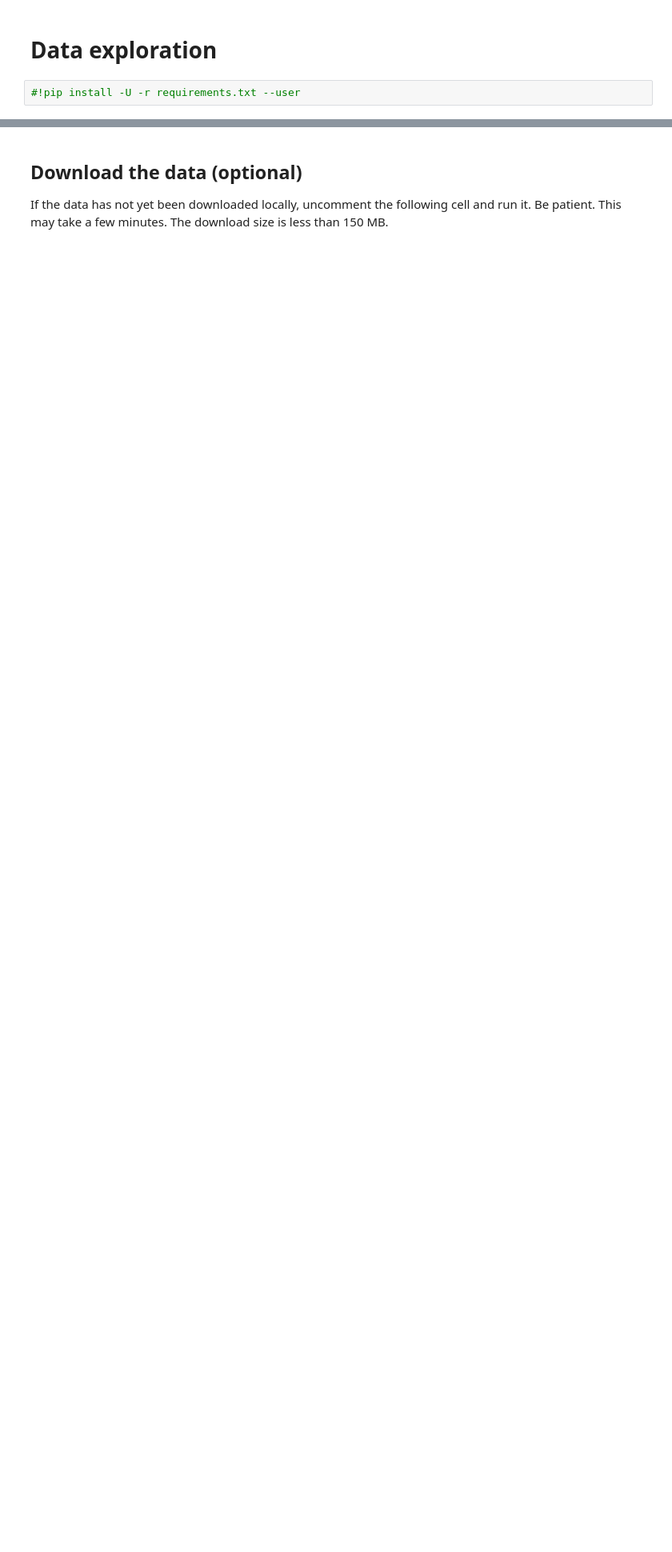
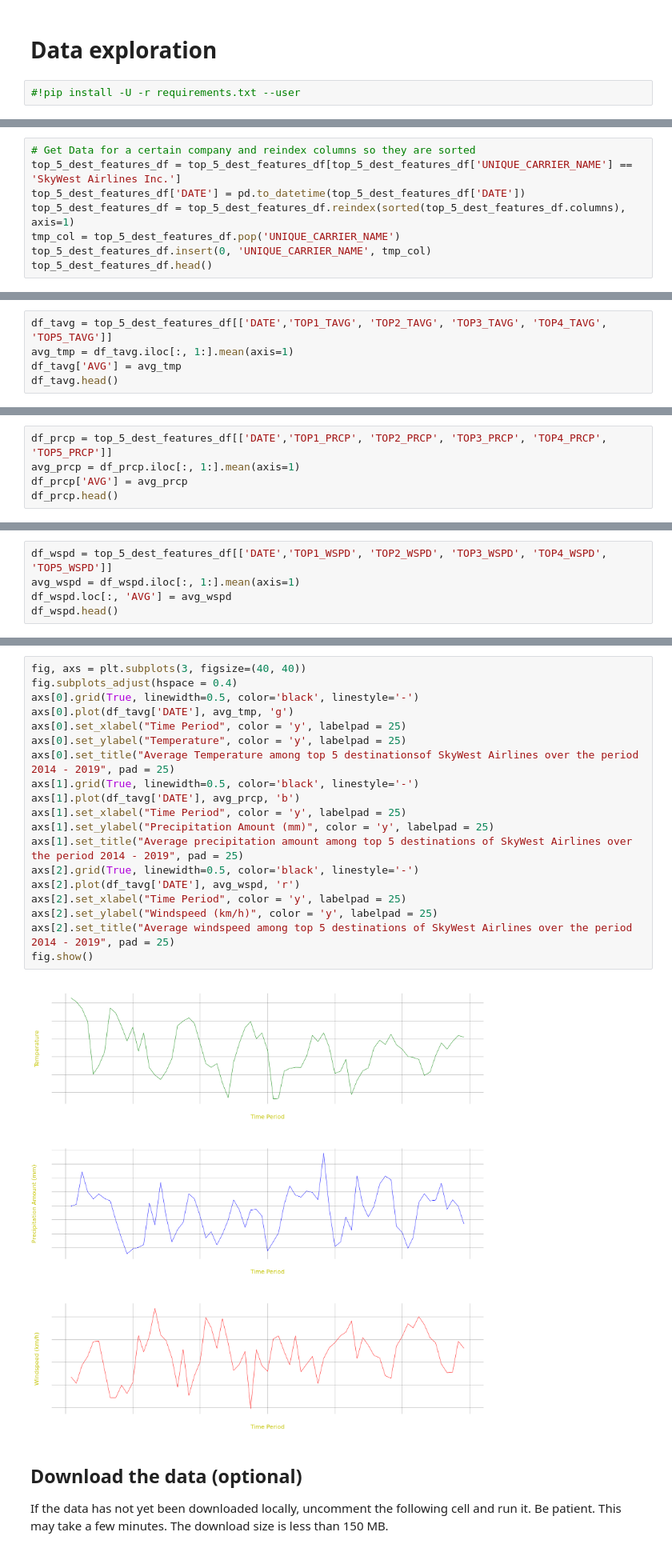
Before and after one commit to alexZajac/airlines_performance, a Jupyter notebook: airlines_performance.ipynb, the cells around one changed output, grey strips where cells are left out. Shown at 80% size. Saved outputs shown, nothing was run; the diff lists cells and outputs as text; blank space fills up the shorter version.

```diff
--- a/airlines_performance.ipynb
+++ b/airlines_performance.ipynb
@@ -152,0 +301,8 @@ from problem import get_data
+# %%
+# Get Data for a certain company and reindex columns so they are sorted
+top_5_dest_features_df = top_5_dest_features_df[top_5_dest_features_df['UNIQUE_CARRIER_NAME'] == 'SkyWest Airlines Inc.']
+top_5_dest_features_df['DATE'] = pd.to_datetime(top_5_dest_features_df['DATE'])
+top_5_dest_features_df = top_5_dest_features_df.reindex(sorted(top_5_dest_features_df.columns), axis=1)
+tmp_col = top_5_dest_features_df.pop('UNIQUE_CARRIER_NAME')
+top_5_dest_features_df.insert(0, 'UNIQUE_CARRIER_NAME', tmp_col)
+top_5_dest_features_df.head()
@@ -152,0 +316,5 @@ from problem import get_data
+# %%
+df_tavg = top_5_dest_features_df[['DATE','TOP1_TAVG', 'TOP2_TAVG', 'TOP3_TAVG', 'TOP4_TAVG', 'TOP5_TAVG']]
+avg_tmp = df_tavg.iloc[:, 1:].mean(axis=1)
+df_tavg['AVG'] = avg_tmp
+df_tavg.head()
@@ -152,0 +328,5 @@ from problem import get_data
+# %%
+df_prcp = top_5_dest_features_df[['DATE','TOP1_PRCP', 'TOP2_PRCP', 'TOP3_PRCP', 'TOP4_PRCP', 'TOP5_PRCP']]
+avg_prcp = df_prcp.iloc[:, 1:].mean(axis=1)
+df_prcp['AVG'] = avg_prcp
+df_prcp.head()
@@ -152,0 +340,5 @@ from problem import get_data
+# %%
+df_wspd = top_5_dest_features_df[['DATE','TOP1_WSPD', 'TOP2_WSPD', 'TOP3_WSPD', 'TOP4_WSPD', 'TOP5_WSPD']]
+avg_wspd = df_wspd.iloc[:, 1:].mean(axis=1)
+df_wspd.loc[:, 'AVG'] = avg_wspd
+df_wspd.head()
@@ -153,3 +352,24 @@ from problem import get_data
+# %%
+fig, axs = plt.subplots(3, figsize=(40, 40))
+fig.subplots_adjust(hspace = 0.4)
+axs[0].grid(True, linewidth=0.5, color='black', linestyle='-')
+axs[0].plot(df_tavg['DATE'], avg_tmp, 'g')
+axs[0].set_xlabel("Time Period", color = 'y', labelpad = 25)
+axs[0].set_ylabel("Temperature", color = 'y', labelpad = 25)
+axs[0].set_title("Average Temperature among top 5 destinationsof SkyWest Airlines over the period 2014 - 2019", pad = 25)
+axs[1].grid(True, linewidth=0.5, color='black', linestyle='-')
+axs[1].plot(df_tavg['DATE'], avg_prcp, 'b')
+axs[1].set_xlabel("Time Period", color = 'y', labelpad = 25)
+axs[1].set_ylabel("Precipitation Amount (mm)", color = 'y', labelpad = 25)
+axs[1].set_title("Average precipitation amount among top 5 destinations of SkyWest Airlines over the period 2014 - 2019", pad = 25)
+axs[2].grid(True, linewidth=0.5, color='black', linestyle='-')
+axs[2].plot(df_tavg['DATE'], avg_wspd, 'r')
+axs[2].set_xlabel("Time Period", color = 'y', labelpad = 25)
+axs[2].set_ylabel("Windspeed (km/h)", color = 'y', labelpad = 25)
+axs[2].set_title("Average windspeed among top 5 destinations of SkyWest Airlines over the period 2014 - 2019", pad = 25)
+fig.show()
+# %% [output]
+[figure, added]
 # %% [markdown]
 ## Download the data (optional) <a class="anchor" id="Download_data"></a>
 
```
Also changed, not shown: parts of 23 cells of this notebook.
